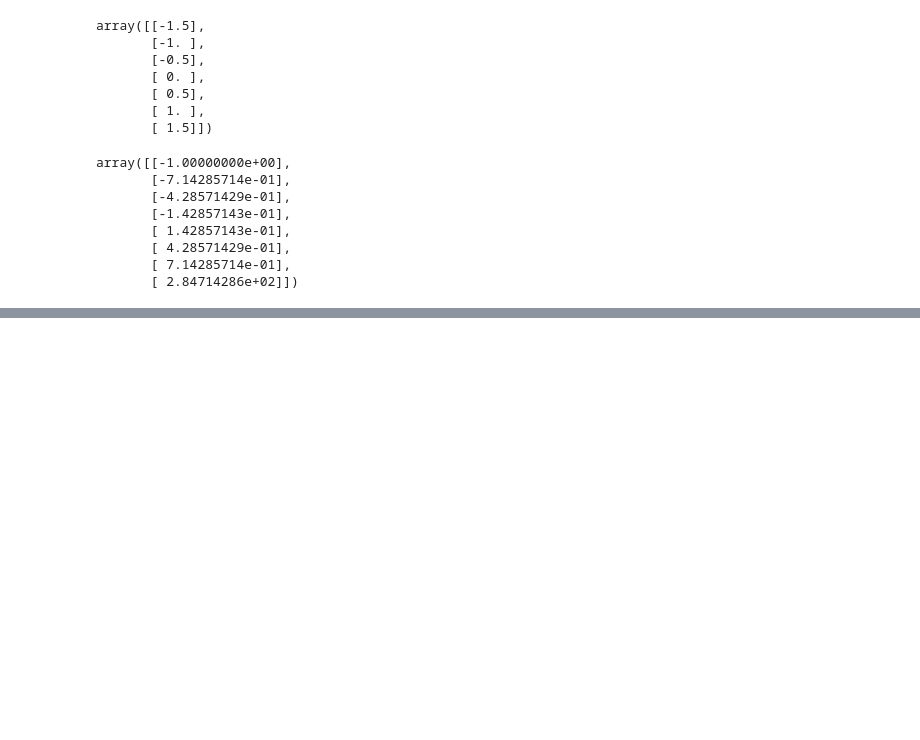
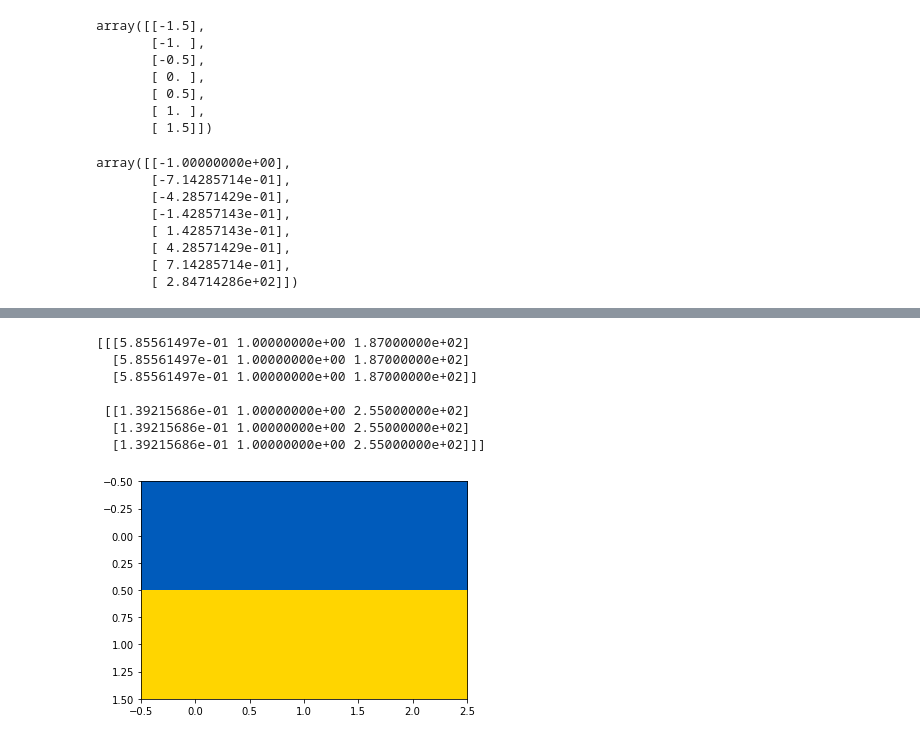
Before and after one commit to chi-hun/datascienceschool, a Jupyter notebook: datascienceschool.ipynb, the cells around one changed output, grey strips where cells are left out. Saved outputs shown, nothing was run; the diff lists cells and outputs as text; code cells hidden in the pictures; blank space fills up the shorter version.

```diff
--- a/datascienceschool.ipynb
+++ b/datascienceschool.ipynb
@@ -555,0 +675,18 @@ array([[-1.00000000e+00],
+# %%
+import numpy as np
+from matplotlib.colors import rgb_to_hsv
+a = np.array([[[0,91,187],[0,91,187],[0,91,187]],
+              [[255,213,0],[255,213,0], [255,213,0]]])
+plt.imshow(a)
+plt.show
+b = rgb_to_hsv(a)
+print(b)
+# %% [output]
+[[[5.85561497e-01 1.00000000e+00 1.87000000e+02]
+  [5.85561497e-01 1.00000000e+00 1.87000000e+02]
+  [5.85561497e-01 1.00000000e+00 1.87000000e+02]]
+
+ [[1.39215686e-01 1.00000000e+00 2.55000000e+02]
+  [1.39215686e-01 1.00000000e+00 2.55000000e+02]
+  [1.39215686e-01 1.00000000e+00 2.55000000e+02]]]
+[figure, added]
```
Also changed, not shown: parts of 8 cells of this notebook.
